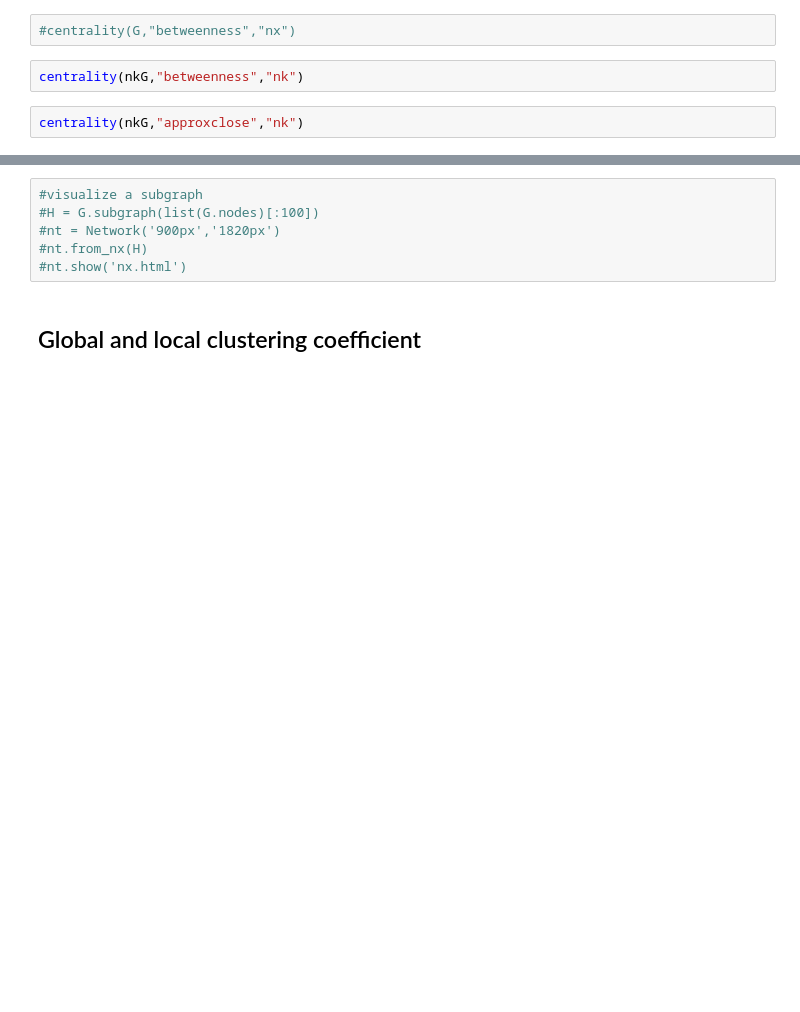
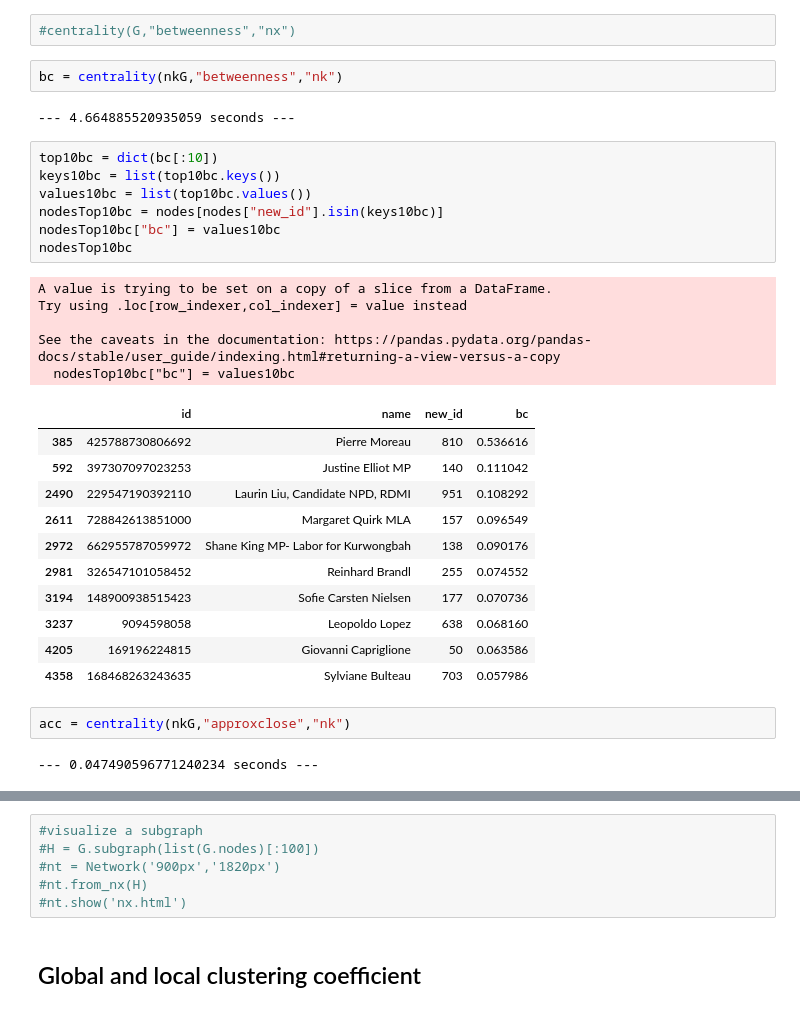
Before and after one commit to cristianocolpo/lfn-politician, a Jupyter notebook: politics.ipynb, the cells around one changed output, grey strips where cells are left out. Drawn from its saved outputs; the diff is of its cells as text; blank space fills up the shorter version.

```diff
--- a/politics.ipynb
+++ b/politics.ipynb
@@ -157,6 +205,34 @@ centrality(nkG,"closeness","nk")
 # %%
 #centrality(G,"betweenness","nx")
 # %%
-centrality(nkG,"betweenness","nk")
+bc = centrality(nkG,"betweenness","nk")
+# %% [output]
+--- 4.664885520935059 seconds ---
+# %%
+top10bc = dict(bc[:10])
+keys10bc = list(top10bc.keys())
+values10bc = list(top10bc.values())
+nodesTop10bc = nodes[nodes["new_id"].isin(keys10bc)]
+nodesTop10bc["bc"] = values10bc
+nodesTop10bc
+# %% [output]
+A value is trying to be set on a copy of a slice from a DataFrame.
+Try using .loc[row_indexer,col_indexer] = value instead
+
+See the caveats in the documentation: https://pandas.pydata.org/pandas-docs/stable/user_guide/indexing.html#returning-a-view-versus-a-copy
+  nodesTop10bc["bc"] = values10bc
+|  | id | name | new_id | bc |
+| 385 | 425788730806692 | Pierre Moreau | 810 | 0.536616 |
+| 592 | 397307097023253 | Justine Elliot MP | 140 | 0.111042 |
+| 2490 | 229547190392110 | Laurin Liu, Candidate NPD, RDMI | 951 | 0.108292 |
+| 2611 | 728842613851000 | Margaret Quirk MLA | 157 | 0.096549 |
+| 2972 | 662955787059972 | Shane King MP- Labor for Kurwongbah | 138 | 0.090176 |
+| 2981 | 326547101058452 | Reinhard Brandl | 255 | 0.074552 |
+| 3194 | 148900938515423 | Sofie Carsten Nielsen | 177 | 0.070736 |
+| 3237 | 9094598058 | Leopoldo Lopez | 638 | 0.068160 |
+| 4205 | 169196224815 | Giovanni Capriglione | 50 | 0.063586 |
+| 4358 | 168468263243635 | Sylviane Bulteau | 703 | 0.057986 |
 # %%
-centrality(nkG,"approxclose","nk")
+acc = centrality(nkG,"approxclose","nk")
+# %% [output]
+--- 0.047490596771240234 seconds ---
```
Also changed, not shown: parts of 25 cells of this notebook.
